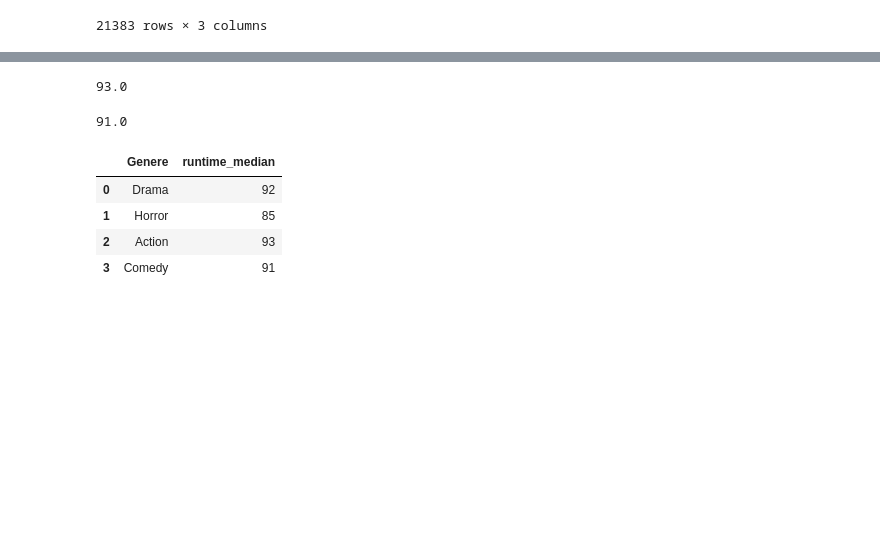
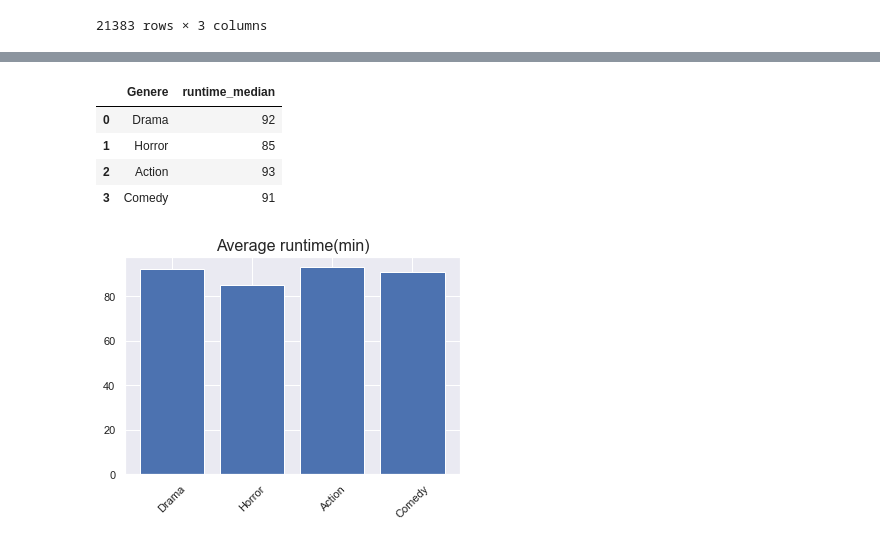
Before and after one commit to kjkahalley/optimal-film-analysis, a Jupyter notebook: first-notebook.ipynb, the cells around one changed output, grey strips where cells are left out. Saved outputs shown, nothing was run; the diff lists cells and outputs as text; code cells hidden in the pictures; blank space fills up the shorter version.

Commit message:
Average genere runtime bar graph created, saved as 'Avg runtime bar graph'

```diff
--- a/first-notebook.ipynb
+++ b/first-notebook.ipynb
@@ -4,6 +4,8 @@ import requests
 import pandas as pd
 import numpy as np
 import matplotlib.pyplot as plt
+import seaborn as sns
+sns.set()
 # %%
 conn = sqlite3.Connection('data/movies.db')
 cur = conn.cursor()
@@ -153,16 +149,10 @@ Horror_median
 Action = runtime.loc[runtime['genres'] == 'Action']
 # %%
 Action_median = Action["runtime_minutes"].median()
-Action_median
-# %% [output]
-93.0
 # %%
 Comedy = runtime.loc[runtime['genres'] == 'Comedy']
 # %%
 Comedy_median = Comedy["runtime_minutes"].median()
-Comedy_median
-# %% [output]
-91.0
 # %%
 genere_runtime_median = {'Genere': ['Drama', 'Horror', 'Action', 'Comedy'],
                         'runtime_median': [92,85,93,91]
@@ -175,3 +165,13 @@ genere_runtime_avg
 | 1 | Horror | 85 |
 | 2 | Action | 93 |
 | 3 | Comedy | 91 |
+# %%
+plt.bar(x=genere_runtime_median['Genere'],
+
+        height=genere_runtime_median['runtime_median'])
+color='midnightblue'
+plt.xticks(rotation=45)
+plt.title('Average runtime(min)', fontsize=16)
+plt.savefig('Avg runtime bar graph')
+# %% [output]
+[figure, added]
```
Also changed, not shown: parts of 2 cells of this notebook, 1 other file.
